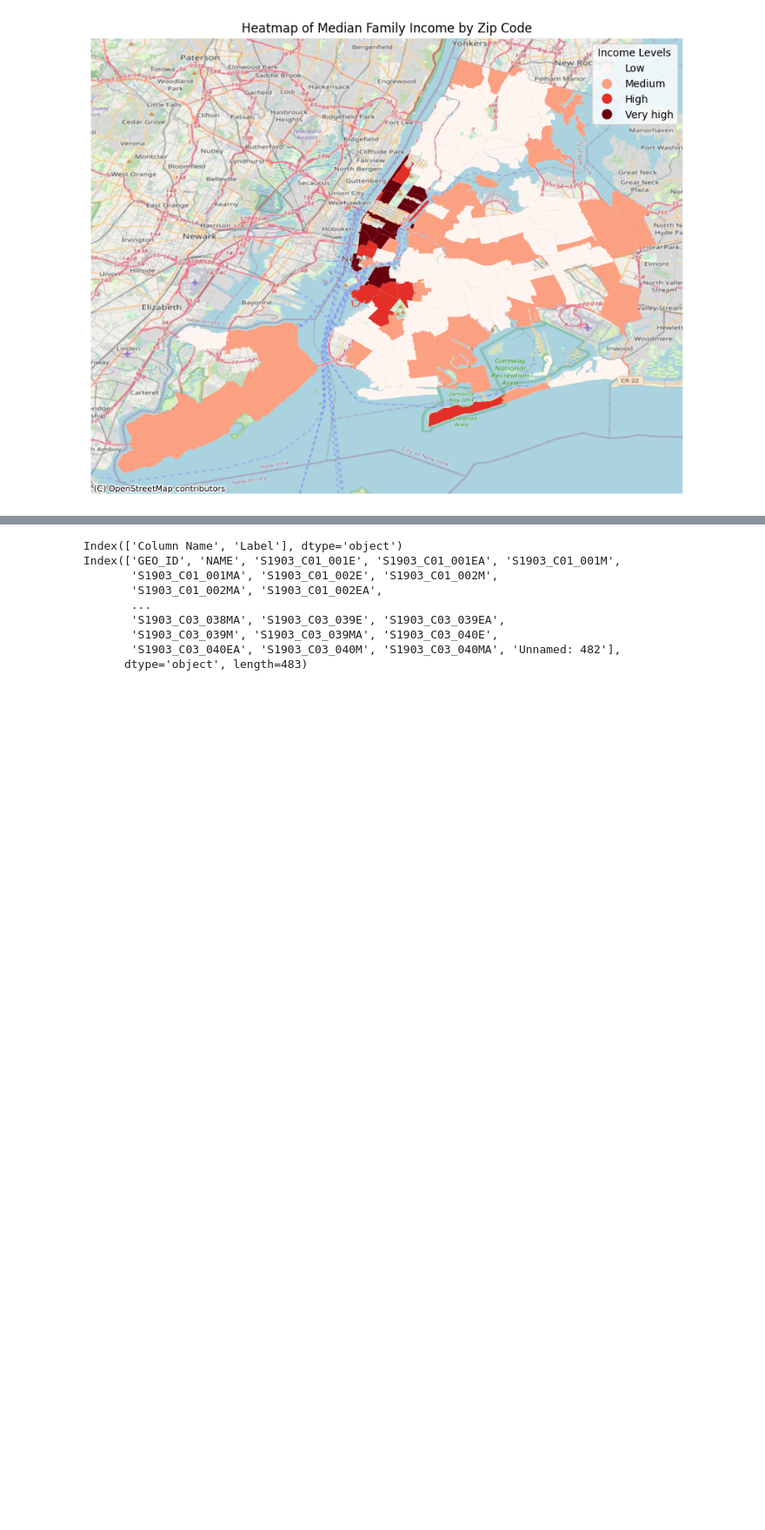
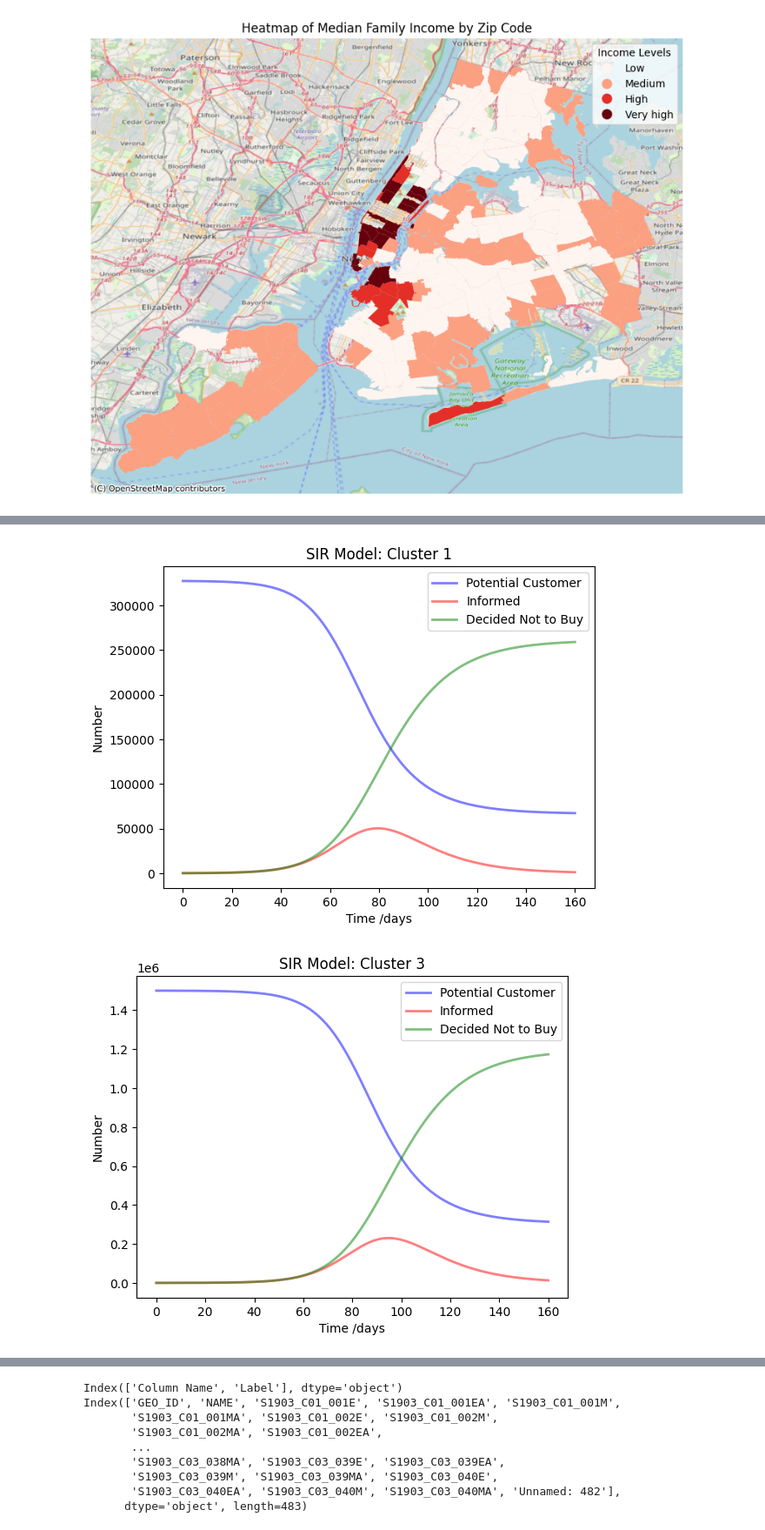
Before and after one commit to DiaA6383/DS_Project, a Jupyter notebook: notebooks/notebook.ipynb, the cells around one changed output, grey strips where cells are left out. Shown at 87% size. Saved outputs shown, nothing was run; the diff lists cells and outputs as text; code cells hidden in the pictures; blank space fills up the shorter version.

```diff
--- a/notebooks/notebook.ipynb
+++ b/notebooks/notebook.ipynb
@@ -93,7 +93,7 @@ class SIRDiagram:
         ax.plot(t, R, "g", alpha=0.5, lw=2, label="Decided Not to Buy")
 
 # Load the CSV file
-csv_file_path = 'path_to_your_data.csv'  # Update with the actual path to your dataset
+csv_file_path = '/Users/alejandrodiaz/Documents/GitHub/DS_Project/data/processed/cleaned_data.csv'  # Update with the actual path to your dataset
 data = pd.read_csv(csv_file_path)
 
 # Perform K-means clustering (assuming scaled_features and optimal_k have been defined)
@@ -108,7 +108,7 @@ clusters = kmeans.fit_predict(scaled_features)
 # Assign cluster labels to the DataFrame
 data['Cluster'] = clusters
 
-data.to_csv('path_to_save_clustered_data.csv', index=False)
+data.to_csv('/Users/alejandrodiaz/Documents/GitHub/DS_Project/data/processed/clustered_data.csv', index=False)
 
 # Run SIR model for each cluster
 def run_sir_for_cluster(cluster_id, initial_infected, beta, gamma, steps):
@@ -151,5 +151,8 @@ def main():
 
     # Run the SIR model for each cluster
     for cluster_id in cluster_ids:
-        run_sir_for
+        run_sir_for_cluster(cluster_id, initial_infected, beta, gamma, steps)
+
+if __name__ == "__main__":
+    main()
 # %% [output]
@@ -156,0 +160,2 @@ FileNotFoundError: [Errno 2] No such file or directory: 'path_to_your_data.csv'
+[figure, added]
+[figure, added]
```
Also changed, not shown: parts of 3 cells of this notebook.
